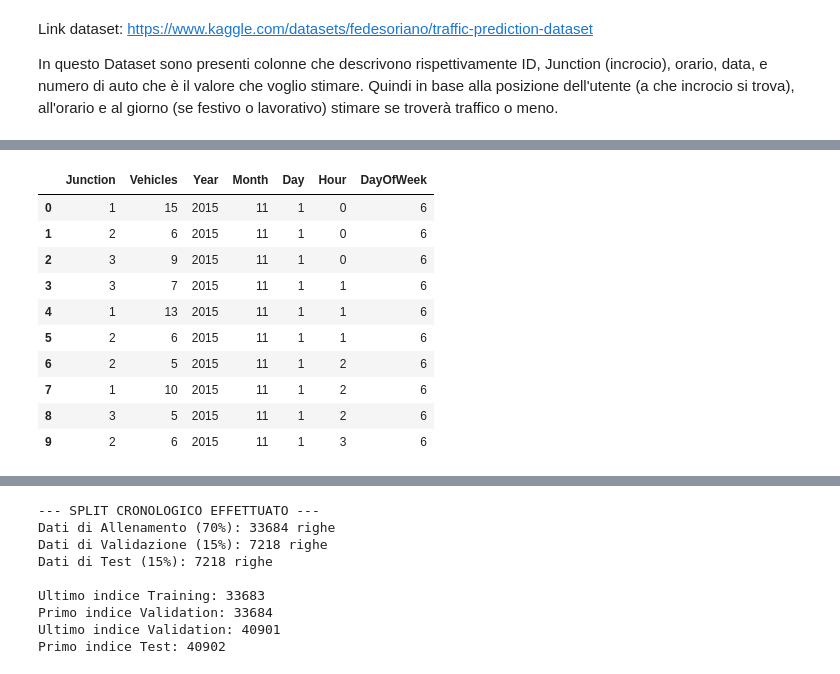
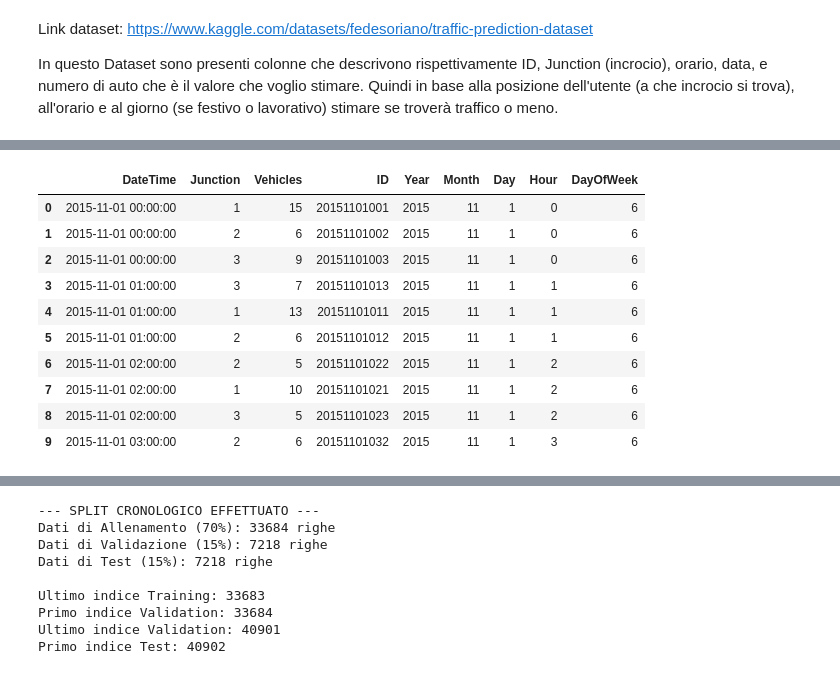
Before and after one commit to MatteMon03/progetto_data_intensive, a Jupyter notebook: MatteoMonari.ipynb, the cells around one changed output, grey strips where cells are left out. Saved outputs shown, nothing was run; the diff lists cells and outputs as text; code cells hidden in the pictures.

```diff
--- a/MatteoMonari.ipynb
+++ b/MatteoMonari.ipynb
@@ -24,27 +15,25 @@ print(df.head())
-# %%
-
-
-# Convertiamo la colonna DateTime in un formato che Python capisce
-df['DateTime'] = pd.to_datetime(df['DateTime'])
-df = df.sort_values('DateTime').reset_index(drop=True)
-df['Year'] = df['DateTime'].dt.year
-df['Month'] = df['DateTime'].dt.month
-df['Day'] = df['DateTime'].dt.day
-df['Hour'] = df['DateTime'].dt.hour
-df['DayOfWeek'] = df['DateTime'].dt.dayofweek # 0=Lunedì, 6=Domenica
-
-df_final = df.drop(['DateTime', 'ID'], axis=1)
-
-display(df_final.head(10))
-# %% [output]
-|  | Junction | Vehicles | Year | Month | Day | Hour | DayOfWeek |
-| 0 | 1 | 15 | 2015 | 11 | 1 | 0 | 6 |
-| 1 | 2 | 6 | 2015 | 11 | 1 | 0 | 6 |
-| 2 | 3 | 9 | 2015 | 11 | 1 | 0 | 6 |
-| 3 | 3 | 7 | 2015 | 11 | 1 | 1 | 6 |
-| 4 | 1 | 13 | 2015 | 11 | 1 | 1 | 6 |
-| 5 | 2 | 6 | 2015 | 11 | 1 | 1 | 6 |
-| 6 | 2 | 5 | 2015 | 11 | 1 | 2 | 6 |
-| 7 | 1 | 10 | 2015 | 11 | 1 | 2 | 6 |
-| 8 | 3 | 5 | 2015 | 11 | 1 | 2 | 6 |
-| 9 | 2 | 6 | 2015 | 11 | 1 | 3 | 6 |
+# %%
+
+
+# Convertiamo la colonna DateTime in un formato che Python capisce
+df['DateTime'] = pd.to_datetime(df['DateTime'])
+df = df.sort_values('DateTime').reset_index(drop=True)
+df['Year'] = df['DateTime'].dt.year
+df['Month'] = df['DateTime'].dt.month
+df['Day'] = df['DateTime'].dt.day
+df['Hour'] = df['DateTime'].dt.hour
+df['DayOfWeek'] = df['DateTime'].dt.dayofweek # 0=Lunedì, 6=Domenica
+
+display(df.head(10))
+# %% [output]
+|  | DateTime | Junction | Vehicles | ID | Year | Month | Day | Hour | DayOfWeek |
+| 0 | 2015-11-01 00:00:00 | 1 | 15 | 20151101001 | 2015 | 11 | 1 | 0 | 6 |
+| 1 | 2015-11-01 00:00:00 | 2 | 6 | 20151101002 | 2015 | 11 | 1 | 0 | 6 |
+| 2 | 2015-11-01 00:00:00 | 3 | 9 | 20151101003 | 2015 | 11 | 1 | 0 | 6 |
+| 3 | 2015-11-01 01:00:00 | 3 | 7 | 20151101013 | 2015 | 11 | 1 | 1 | 6 |
+| 4 | 2015-11-01 01:00:00 | 1 | 13 | 20151101011 | 2015 | 11 | 1 | 1 | 6 |
+| 5 | 2015-11-01 01:00:00 | 2 | 6 | 20151101012 | 2015 | 11 | 1 | 1 | 6 |
+| 6 | 2015-11-01 02:00:00 | 2 | 5 | 20151101022 | 2015 | 11 | 1 | 2 | 6 |
+| 7 | 2015-11-01 02:00:00 | 1 | 10 | 20151101021 | 2015 | 11 | 1 | 2 | 6 |
+| 8 | 2015-11-01 02:00:00 | 3 | 5 | 20151101023 | 2015 | 11 | 1 | 2 | 6 |
+| 9 | 2015-11-01 03:00:00 | 2 | 6 | 20151101032 | 2015 | 11 | 1 | 3 | 6 |
```
Also changed, not shown: parts of 19 cells of this notebook.
